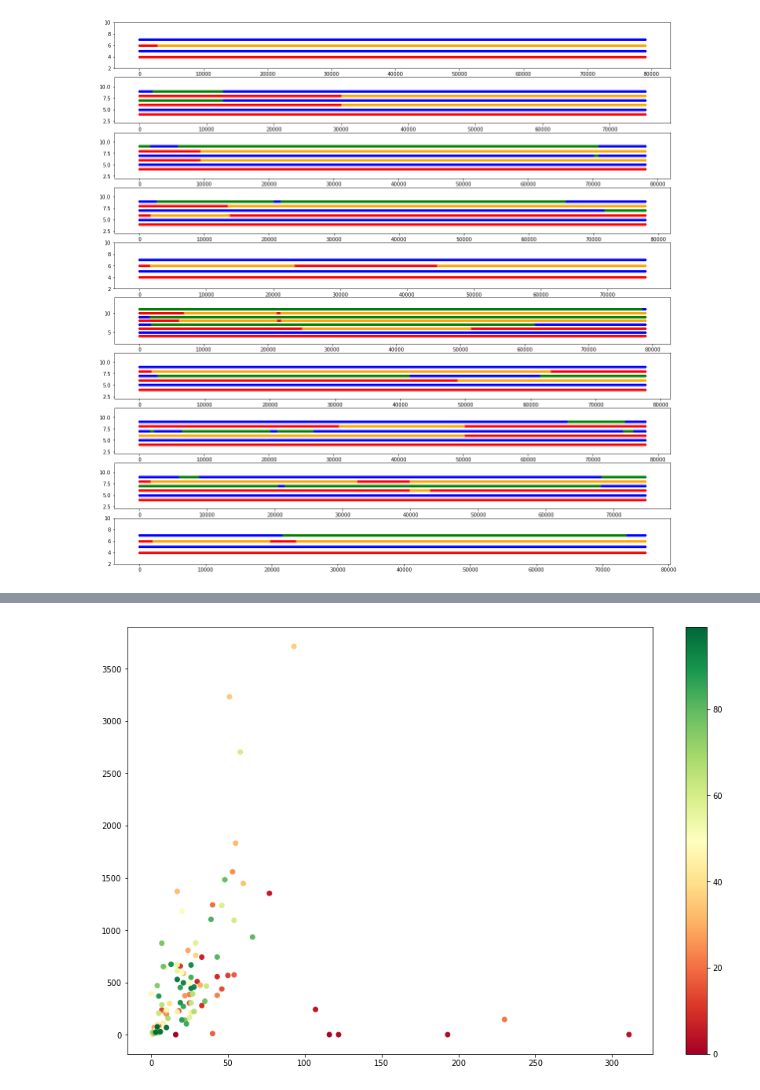
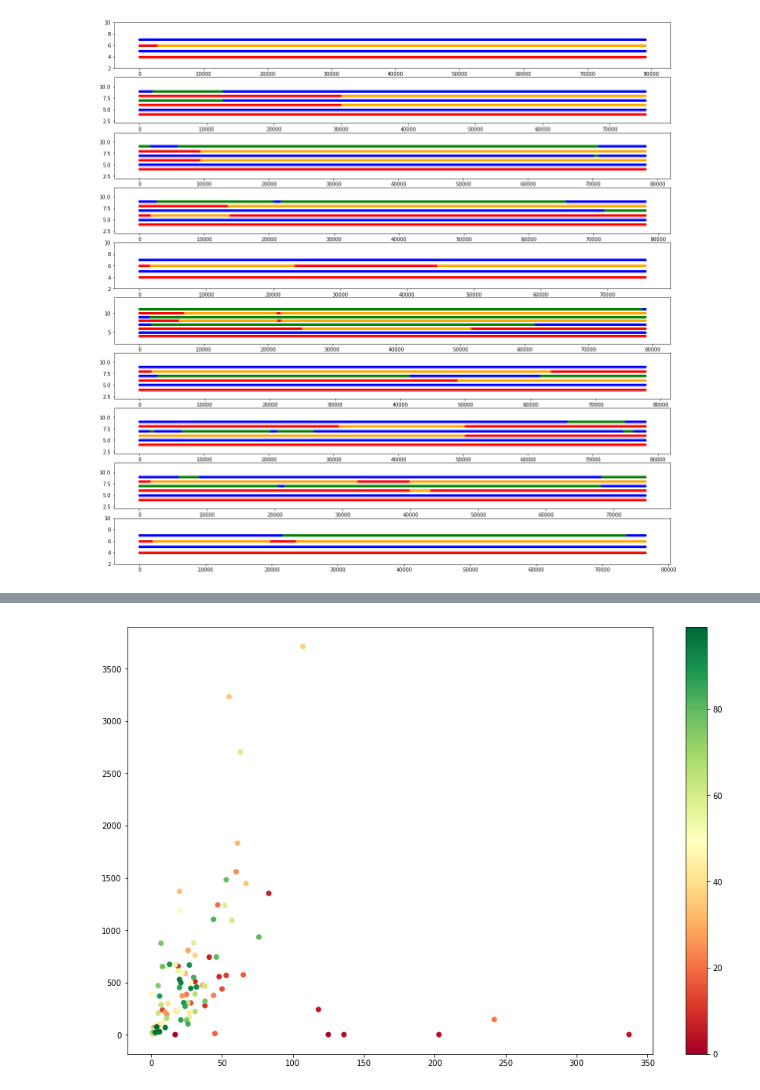
Before and after one commit to kpaskov/PhasingFamilies, a Jupyter notebook: Noncoding-Feature-Representation.ipynb, the cells around one changed output, grey strips where cells are left out. Cells and saved outputs as stored; diff of their text form; code cells hidden in the pictures.

```diff
--- a/Noncoding-Feature-Representation.ipynb
+++ b/Noncoding-Feature-Representation.ipynb
@@ -45,6 +36,7 @@ plt.show()
 # %% [output]
 [figure]
 # %%
+chromosome = '9'
 maternal_recombinations = []
 paternal_recombinations = []
 with open('data/recomb%s.txt' % chromosome, 'r') as f:
@@ -127,6 +161,13 @@ with open('data/Refined_genetic_map_b37/male_chr%s.txt' % chromosome, 'r') as f:
 # %%
 plt.figure(figsize=(20,15))
-ax1 = plt.subplot(3, 1, 1)
+
+ax1 = plt.subplot(4, 1, 1)
+for i, mt in enumerate(marker_types):
+    plt.plot((i+1)*mm[i, :], linestyle='None', marker='.', label=mt)
+ax1.set_ylim([0.5, len(marker_types)+0.5])
+plt.legend()
+
+ax1 = plt.subplot(4, 1, 2)
 ax1.hist(maternal_recombinations, bins=100)
 #ax1.set_ylim([0, 100])
 ax2 = ax1.twinx()
@@ -136,7 +177,7 @@ ax3.plot(bins, new_rec_female, label='Bherer', c='orange')
 #ax2.set_ylim([0, 10])
 plt.title('Female Recombination')
 
-ax1 = plt.subplot(3, 1, 2)
+ax1 = plt.subplot(4, 1, 3)
 ax1.hist(paternal_recombinations, bins=100)
 #ax1.set_ylim([0, 100])
 ax2 = ax1.twinx()
@@ -148,8 +189,8 @@ plt.title('Male Recombination')
 
 both_recombinations = maternal_recombinations + paternal_recombinations
 both_recombinations.sort()
-ax1 = plt.subplot(3, 1, 3)
-ax1.hist(both_recombinations, bins=100)
+ax1 = plt.subplot(4, 1, 4)
+ax1.hist(both_recombinations, bins=1000)
 #ax1.set_ylim([0, 350])
 ax2 = ax1.twinx()
 ax2.plot(rec, label='Kong')
@@ -164,11 +209,30 @@ plt.show()
 # %%
+nbin = 100
+
+bins = list(range(0, len(variants), int(round(len(variants)/nbin))))
+variant_bins = [variants[i] for i in bins]
+recrate = [0]*len(bins)
+
+current_bin = 0
+with open('data/Refined_genetic_map_b37/female_chr%s.txt' % chromosome, 'r') as f:
+    next(f) # skip header
+    for line in f:
+        pieces = line.split('\t')
+        pos = int(pieces[1])
+        rr = float(pieces[2])
+
+        while variant_bins[current_bin+1] < pos and current_bin+2 < len(bins):
+            current_bin += 1
+
+        recrate[current_bin] += rr
+
 plt.figure(figsize=(15,10))
-hist, bin_edges = np.histogram(maternal_recombinations, bins=100)
+hist, bin_edges = np.histogram(maternal_recombinations, bins=nbin)
 ax1 = plt.subplot(1, 1, 1)
-plt.scatter(hist, new_rec_female[:100], c=range(100), cmap='RdYlGn')
+plt.scatter(hist, recrate[:nbin], c=range(nbin), cmap='RdYlGn')
 plt.colorbar()
 #ax1.set_ylim([0, 1000])
 #ax1.set_xlim([0, 50])
 plt.show()
 # %% [output]
-[figure, old version]
+[figure, new version]
```
Also changed, not shown: parts of 7 cells of this notebook, 1 other file.
